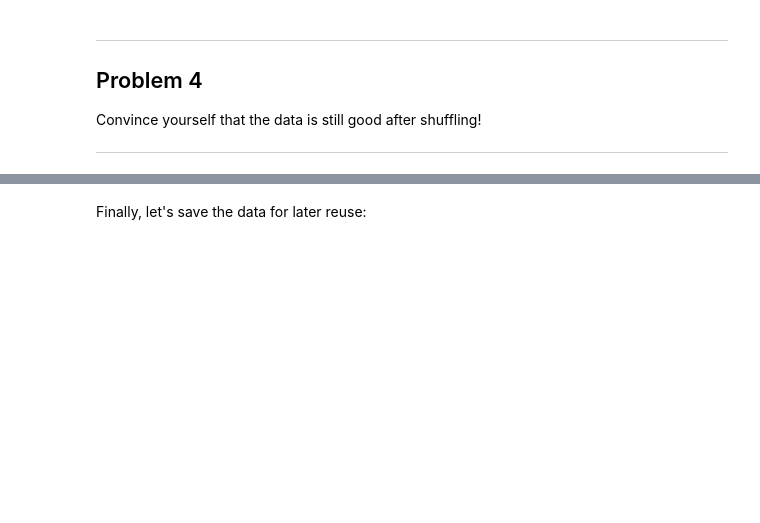
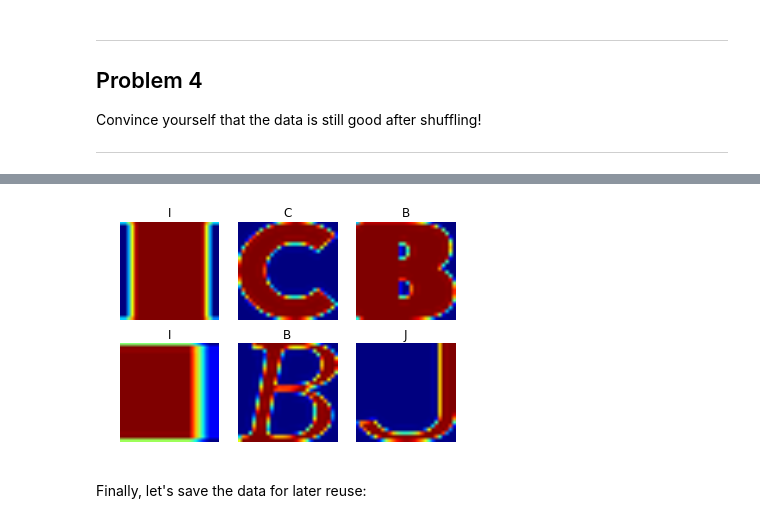
Before and after one commit to adityasalapaka/deep_learning_udacity, a Jupyter notebook: 1_notmnist.ipynb, the cells around one changed output, grey strips where cells are left out. Drawn from its saved outputs; the diff is of its cells as text; code cells hidden in the pictures; blank space fills up the shorter version.

```diff
--- a/1_notmnist.ipynb
+++ b/1_notmnist.ipynb
@@ -381,3 +410,7 @@ Convince yourself that the data is still good after shuffling!
+# %%
+check_shuffled_data(valid_dataset, valid_labels)
+# %% [output]
+[figure, added]
 # %% [markdown]
 Finally, let's save the data for later reuse:
 # %%
```
Also changed, not shown: parts of 8 cells of this notebook, 1 other file.
